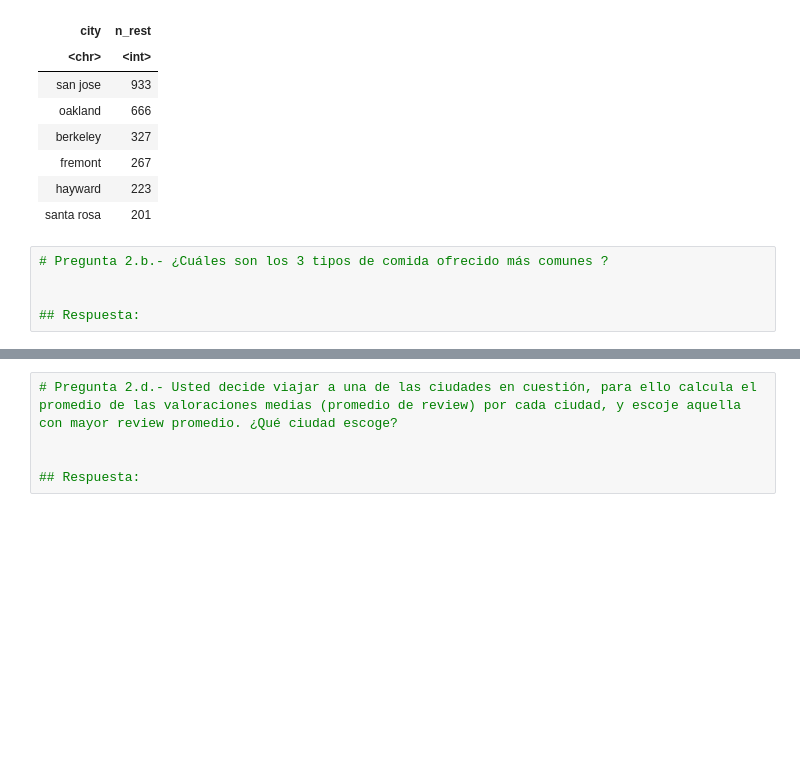
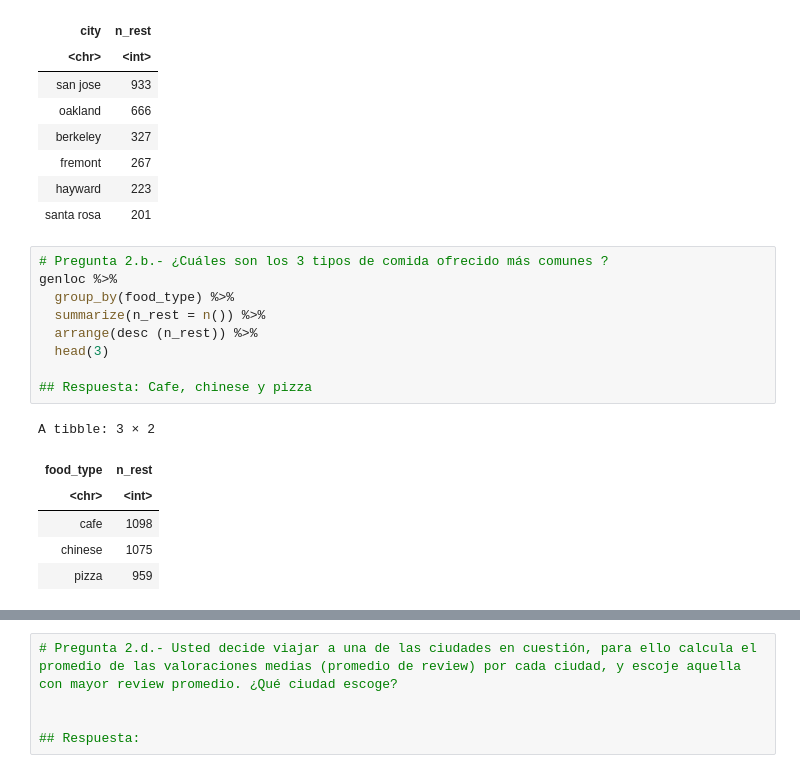
Before and after one commit to HaroldConley/diplomado_BD, a Jupyter notebook: Evaluaciones/C2/Control2.ipynb, the cells around one changed output, grey strips where cells are left out. Drawn from its saved outputs; the diff is of its cells as text; blank space fills up the shorter version.

```diff
--- a/Evaluaciones/C2/Control2.ipynb
+++ b/Evaluaciones/C2/Control2.ipynb
@@ -200,6 +200,17 @@ A tibble: 6 × 2
 | santa rosa | 201 |
 # %%
 # Pregunta 2.b.- ¿Cuáles son los 3 tipos de comida ofrecido más comunes ?
+genloc %>%
+  group_by(food_type) %>%
+  summarize(n_rest = n()) %>%
+  arrange(desc (n_rest)) %>%
+  head(3)
 
-
-## Respuesta:
+## Respuesta: Cafe, chinese y pizza
+# %% [output]
+A tibble: 3 × 2
+| food_type | n_rest |
+| <chr> | <int> |
+| cafe | 1098 |
+| chinese | 1075 |
+| pizza | 959 |
```
Also changed, not shown: parts of 2 cells of this notebook.
